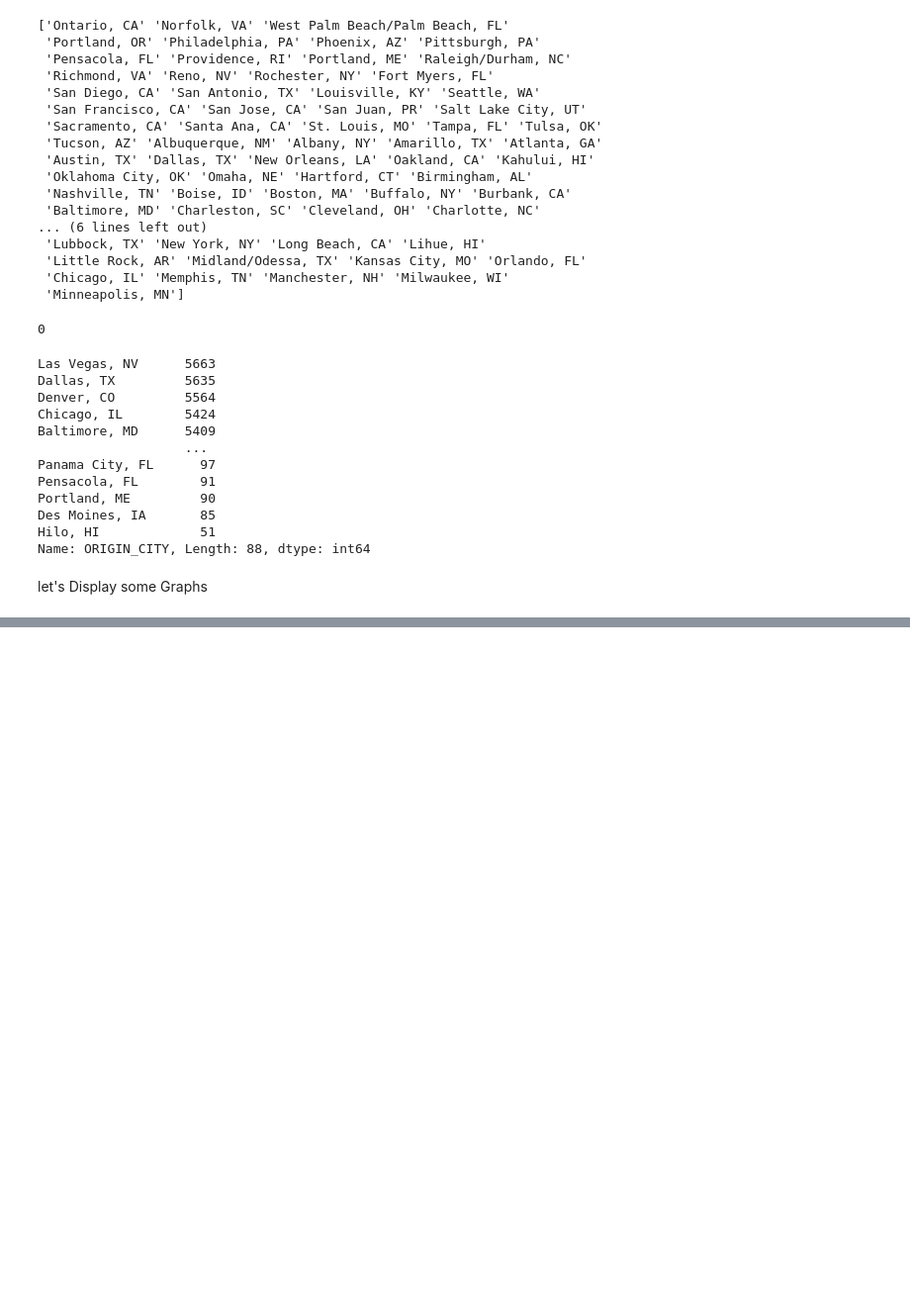
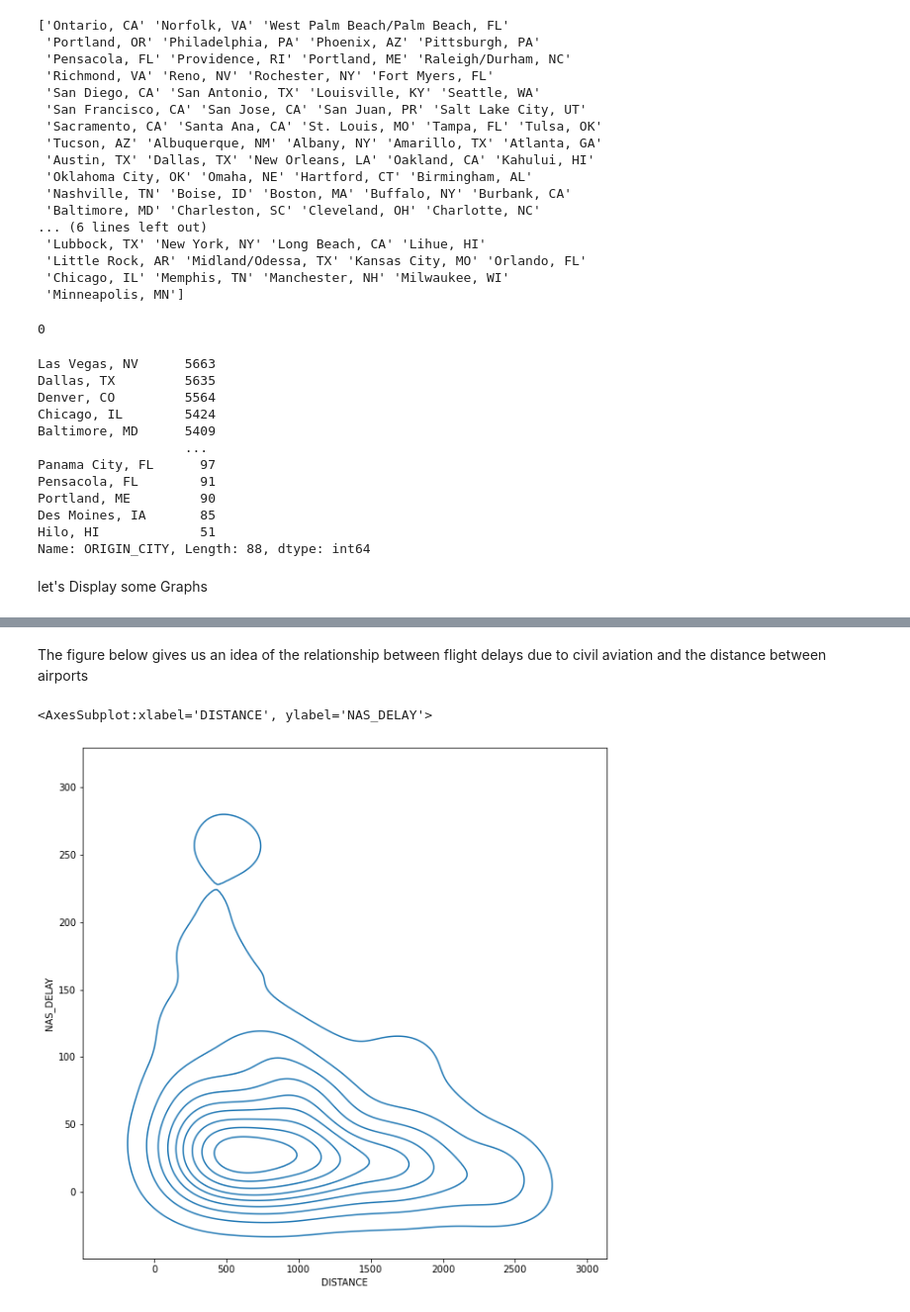
Before and after one commit to NawafNazer/Data_Science, a Jupyter notebook: My_Project.ipynb, the cells around one changed output, grey strips where cells are left out. Shown: that part at 99% size. Drawn from its saved outputs; the diff is of its cells as text; code cells hidden in the pictures; blank space fills up the shorter version.

```diff
--- a/My_Project.ipynb
+++ b/My_Project.ipynb
@@ -324,0 +387,11 @@ df[df['FL_NUM'] == 795]  # This will desplay all flight number 795
+# %% [markdown]
+The figure below gives us an idea of the relationship between flight delays due to civil aviation and the distance between airports
+# %%
+plt.figure(figsize =(10,10))
+temp = df[['NAS_DELAY', 'DISTANCE']]
+temp = pd.DataFrame(temp.groupby('DISTANCE')['NAS_DELAY'].agg('max')).reset_index().sort_values(by= ['NAS_DELAY'])
+temp
+sns.kdeplot(x='DISTANCE', y="NAS_DELAY", data = temp)
+# %% [output]
+<AxesSubplot:xlabel='DISTANCE', ylabel='NAS_DELAY'>
+[figure, added]
```
Also changed, not shown: parts of 24 cells of this notebook.
